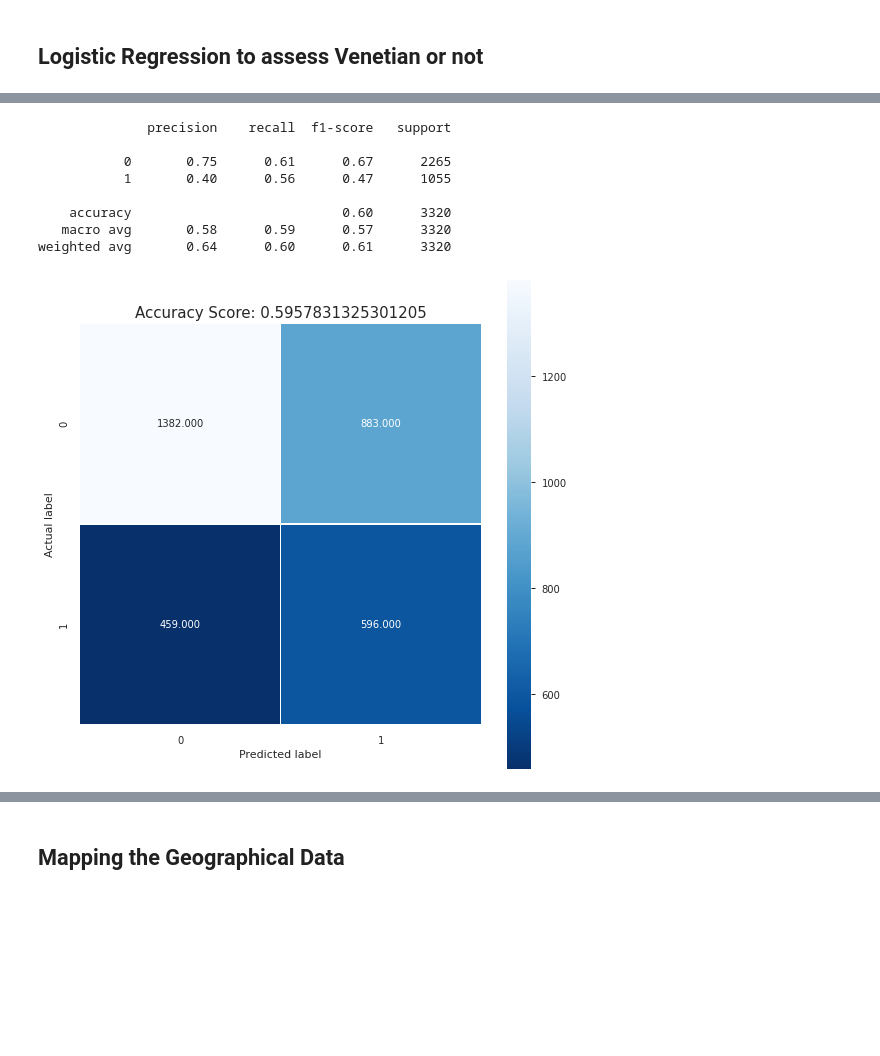
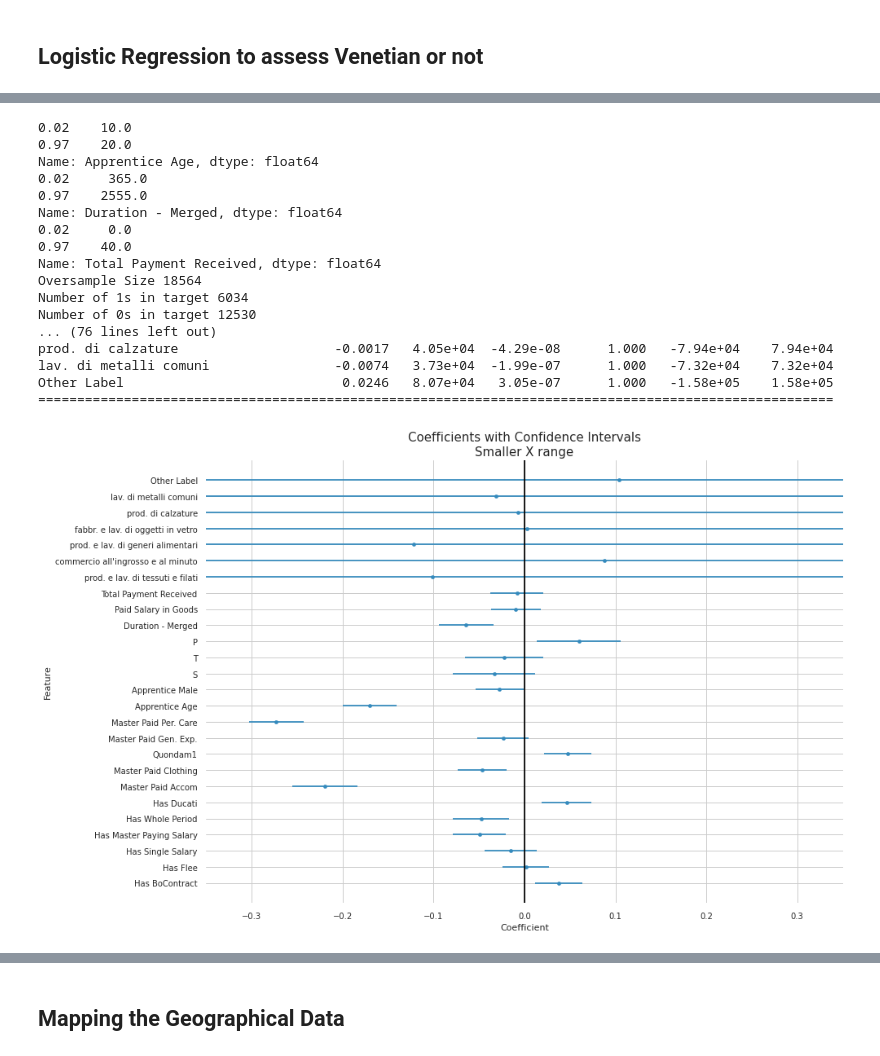
Before and after one commit to AlricRahl/Garzoni-Dataset-Exploration, a Jupyter notebook: src/Progress Notebook.ipynb, the cells around one changed output, grey strips where cells are left out. Saved outputs shown, nothing was run; the diff lists cells and outputs as text; code cells hidden in the pictures; blank space fills up the shorter version.

Commit message:
Transformed logistic regression into object form for ease of reading and reproducability

```diff
--- a/src/Progress Notebook.ipynb
+++ b/src/Progress Notebook.ipynb
@@ -991,23 +742,29 @@ weighted avg       0.68      0.70      0.63      3320
-# %%
-# Fix oversampled data
-os_data_X = os_data_X[useful_features]
-
-# Apply Logistic Regression to Oversampled set and test results
-logisticReg = LogisticRegression()
-logisticReg.fit(os_data_X, os_data_y['From Venezia'])
-predictions = logisticReg.predict(x_test)
-score = logisticReg.score(x_test, y_test)
-print(metrics.classification_report(y_test, predictions))
-
-# Confusion Matrix
-confusionMatrix(y_test, predictions, score)
-# %% [output]
-              precision    recall  f1-score   support
-
-           0       0.75      0.61      0.67      2265
-           1       0.40      0.56      0.47      1055
-
-    accuracy                           0.60      3320
-   macro avg       0.58      0.59      0.57      3320
-weighted avg       0.64      0.60      0.61      3320
-[figure, removed]
+# %%
+# Load the table
+the_table = clnt.loadPickle("../data/pickles/table_of_all.pkl").reset_index()
+
+# Create regression object
+reg = myRegressor()
+reg.loadData(the_table, "From Venezia")
+
+# Get a detailed report from statsmodels
+reg.getReport()
+# %% [output]
+0.02    10.0
+0.97    20.0
+Name: Apprentice Age, dtype: float64
+0.02     365.0
+0.97    2555.0
+Name: Duration - Merged, dtype: float64
+0.02     0.0
+0.97    40.0
+Name: Total Payment Received, dtype: float64
+Oversample Size 18564
+Number of 1s in target 6034
+Number of 0s in target 12530
+... (76 lines left out)
+prod. di calzature                    -0.0017   4.05e+04  -4.29e-08      1.000   -7.94e+04    7.94e+04
+lav. di metalli comuni                -0.0074   3.73e+04  -1.99e-07      1.000   -7.32e+04    7.32e+04
+Other Label                            0.0246   8.07e+04   3.05e-07      1.000   -1.58e+05    1.58e+05
+======================================================================================================
+[figure, added]
```
Also changed, not shown: parts of 41 cells of this notebook, 1 other file.
